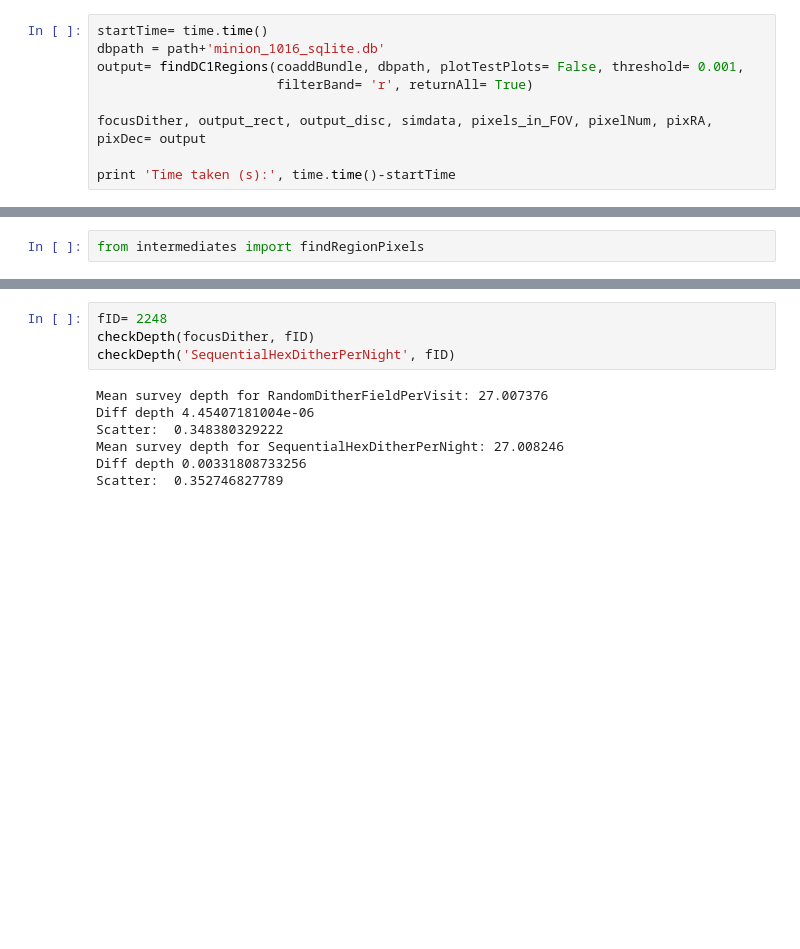
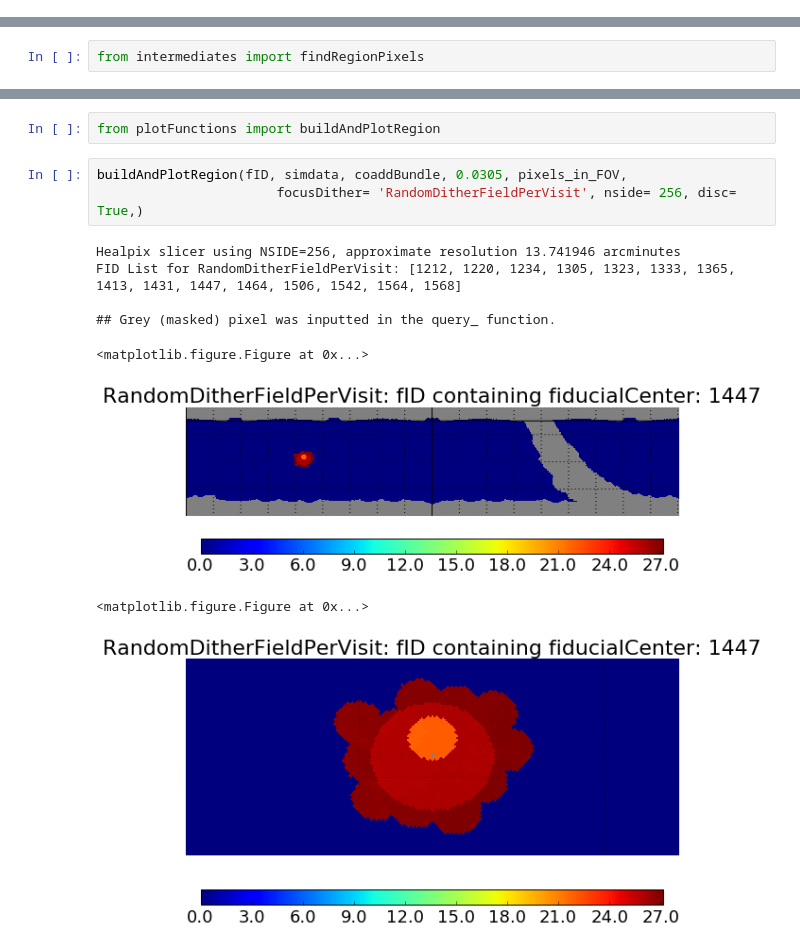
Before and after one commit to humnaawan/DC1-Regions, a Jupyter notebook: notebooks/DC1 Candidate Regions.ipynb, the cells around one changed output, grey strips where cells are left out. Drawn from its saved outputs; the diff is of its cells as text; blank space fills up the shorter version.

```diff
--- a/notebooks/DC1 Candidate Regions.ipynb
+++ b/notebooks/DC1 Candidate Regions.ipynb
@@ -268,9 +118,0 @@ pd.DataFrame([output_disc['goodFiducialIDs'],output_disc['diffMeanMedian'],
-# %%
-startTime= time.time()
-dbpath = path+'minion_1016_sqlite.db'
-output= findDC1Regions(coaddBundle, dbpath, plotTestPlots= False, threshold= 0.001,
-                       filterBand= 'r', returnAll= True)
-
-focusDither, output_rect, output_disc, simdata, pixels_in_FOV, pixelNum, pixRA, pixDec= output
-
-print 'Time taken (s):', time.time()-startTime
@@ -386,11 +196,14 @@ Scatter:  0.403502732117
-# %%
-fID= 2248
-checkDepth(focusDither, fID)
-checkDepth('SequentialHexDitherPerNight', fID)
-# %% [output]
-Mean survey depth for RandomDitherFieldPerVisit: 27.007376
-Diff depth 4.45407181004e-06
-Scatter:  0.348380329222
-Mean survey depth for SequentialHexDitherPerNight: 27.008246
-Diff depth 0.00331808733256
-Scatter:  0.352746827789
+# %%
+from plotFunctions import buildAndPlotRegion
+# %%
+buildAndPlotRegion(fID, simdata, coaddBundle, 0.0305, pixels_in_FOV,
+                       focusDither= 'RandomDitherFieldPerVisit', nside= 256, disc= True,)
+# %% [output]
+Healpix slicer using NSIDE=256, approximate resolution 13.741946 arcminutes
+FID List for RandomDitherFieldPerVisit: [1212, 1220, 1234, 1305, 1323, 1333, 1365, 1413, 1431, 1447, 1464, 1506, 1542, 1564, 1568]
+
+## Grey (masked) pixel was inputted in the query_ function.
+<matplotlib.figure.Figure at 0x...>
+[figure, added]
+<matplotlib.figure.Figure at 0x...>
+[figure, added]
```
Also changed, not shown: parts of 30 cells of this notebook.
